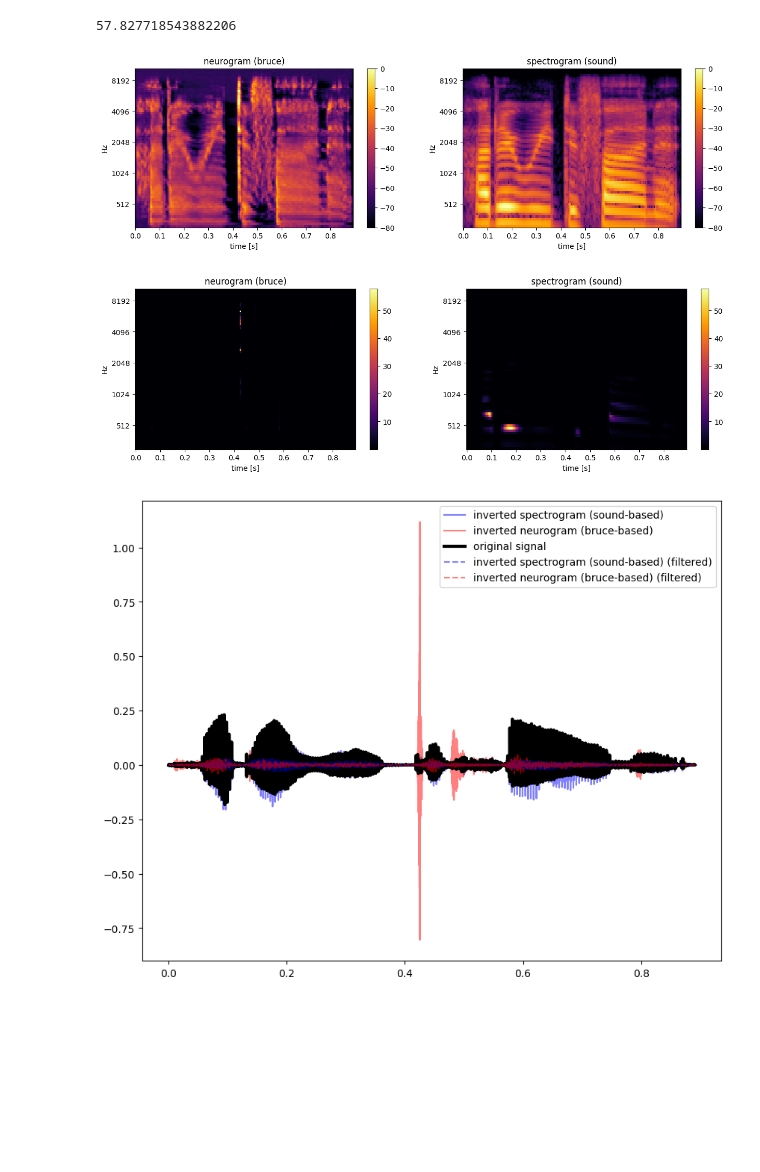
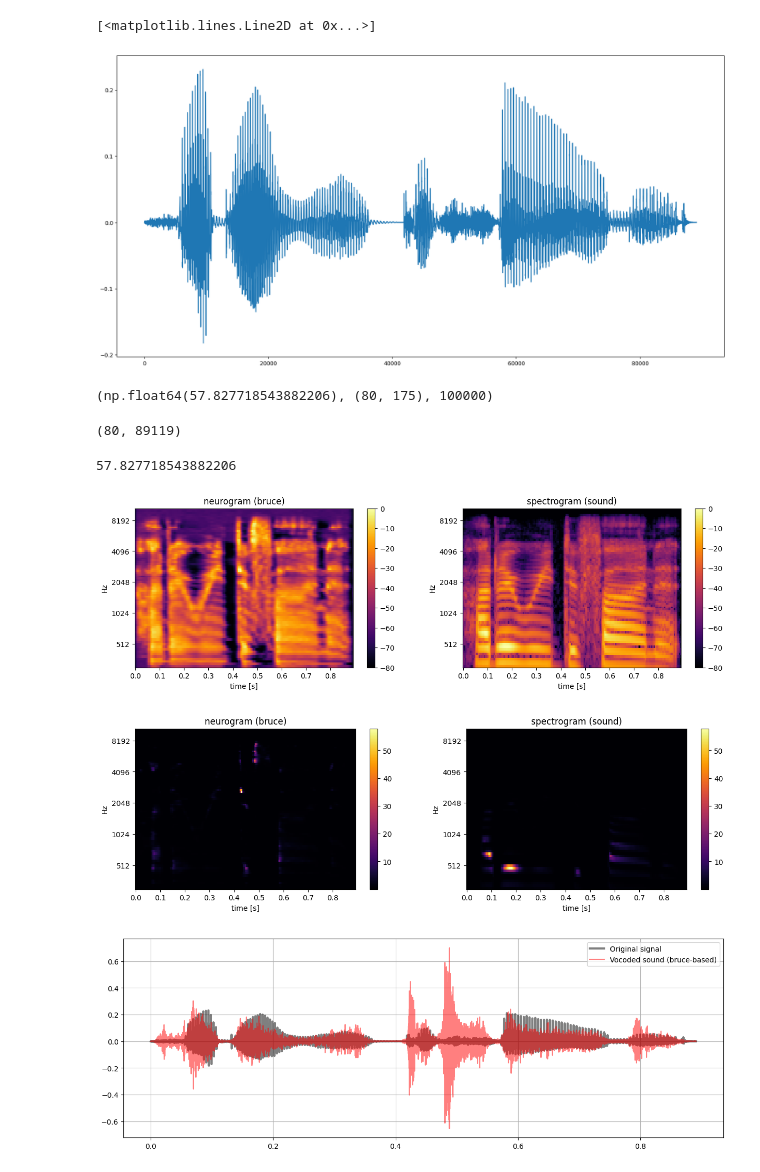
Before and after one commit to jacobdenobel/brucezilany, a Jupyter notebook: scripts/neurogram.ipynb, the cells around one changed output. Drawn from its saved outputs; the diff is of its cells as text; code cells hidden in the pictures; blank space fills up the shorter version.

```diff
--- a/scripts/neurogram.ipynb
+++ b/scripts/neurogram.ipynb
@@ -195,11 +196,24 @@ Length in Seconds: 0.891188
+# %%
+plt.figure(figsize=(20, 10))
+plt.plot(ng.stim.data)
+# %% [output]
+[<matplotlib.lines.Line2D at 0x...>]
+[figure, added]
 # %%
 S = librosa.feature.melspectrogram(y=np.array(ng.stim.data), sr=ng.stim.sampling_rate, n_mels=n_mels, fmin=MIN_FREQ, fmax=MAX_FREQ)
+np.max(S),S.shape,ng.stim.sampling_rate
+# %% [output]
+(np.float64(57.827718543882206), (80, 175), 100000)
+# %%
+ng.data.shape
+# %% [output]
+(80, 89119)
 # %%
-mel_spec_ng, mel_spec_so = plot_comparison(ng, S, window_type='hann', n_bins=1, scale=True, clip_outliers=0., resample_to=S.shape[1])
+mel_spec_ng, mel_spec_so = plot_comparison(ng, S, window_type='hann', n_bins=2, scale=True, clip_outliers=0.99, resample_to=S.shape[1])
 # %% [output]
 57.827718543882206
-[figure, old version]
+[figure, new version]
-[figure, old version]
+[figure, new version]
 # %%
 y = np.array(ng.stim.data)
 sr = ng.stim.sampling_rate
@@ -209,42 +223,49 @@ ng_inversed  = librosa.feature.inverse.mel_to_audio(mel_spec_ng, sr=sr, fmin=MIN
 # %%
 wlen = 512
 order = 2
 
 t_mel = np.linspace(0, ng.stim.stimulus_duration, len(mel_inversed))
 t_ng = np.linspace(0, ng.stim.stimulus_duration, len(ng_inversed))
 t_or = np.linspace(0, ng.stim.stimulus_duration, len(y))
-# ng_filt = scipy.signal.savgol_filter(ng_inversed, wlen, order)
+ng_filt = scipy.signal.savgol_filter(ng_inversed, wlen, order)
 # mel_filt = scipy.signal.savgol_filter(mel_inversed, wlen, order)
-plt.figure(figsize=(10, 8))
+plt.figure(figsize=(15, 5))
 
+plt.plot(t_or, y, label="Original signal", color="black", linewidth=3, alpha=.5)
 # plt.plot(t_mel, mel_inversed, label="inverted spectrogram (sound-based)", color="blue", alpha=.5)
-# plt.plot(t_ng, ng_inversed, label="inverted neurogram (bruce-based)", color= "red", alpha=.5)
+plt.plot(t_ng, ng_inversed, label="Vocoded sound (bruce-based)", color= "red", alpha=.5)
 
-plt.plot(t_or, y, label="original signal", color="black", linewidth=3)
 
-plt.plot(
-    t_mel, mel_filt,
-    label="inverted spectrogram (sound-based) (filtered)", color ="blue", linestyle="dashed", alpha=.5
-)
+# plt.plot(
+#     t_mel, mel_filt,
+#     label="inverted spectrogram (sound-based) (filtered)", color ="blue", linestyle="dashed", alpha=.5
+# )
 
-plt.plot(t_ng, ng_filt, label="inverted neurogram (bruce-based) (filtered)", color="red", linestyle="dashed", alpha=.5)
+# plt.plot(t_ng, ng_filt, label="inverted neurogram (bruce-based) (filtered)", color="red", linestyle="dashed", alpha=.5)
 
-# plt.grid()
+plt.grid()
 plt.legend()
 
 
 sf.write(
      f"{REC}/mel_reconstructed_{ng.name}.wav", mel_inversed, sr, subtype='PCM_24'
 )
 sf.write(
      f"{REC}/ng_reconstructed_{ng.name}.wav", ng_inversed, sr, subtype='PCM_24'
 )
 
 # sf.write(
 #      f"{REC}/mel_reconstructed_filtered_{ng.name}", mel_filt, sr, subtype='PCM_24'
 # )
-# sf.write(
-#      f"{REC}/ng_reconstructed_filtered_{ng.name}", ng_filt, sr, subtype='PCM_24'
-# )
+sf.write(
+     f"{REC}/ng_reconstructed_filtered_{ng.name}.wav", ng_filt, sr, subtype='PCM_24'
+)
+
+n = int(np.ceil(ng_inversed.size * (16000 / sr)))
+mp3 = scipy.signal.resample(ng_inversed, n)
+sf.write(
+        f"{REC}/{ng.name}_recon.mp3", mp3, 16000,
+        format='MP3', subtype='MPEG_LAYER_III'
+)
 # %% [output]
-[figure, old version]
+[figure, new version]
```
Also changed, not shown: parts of 4 cells of this notebook.
